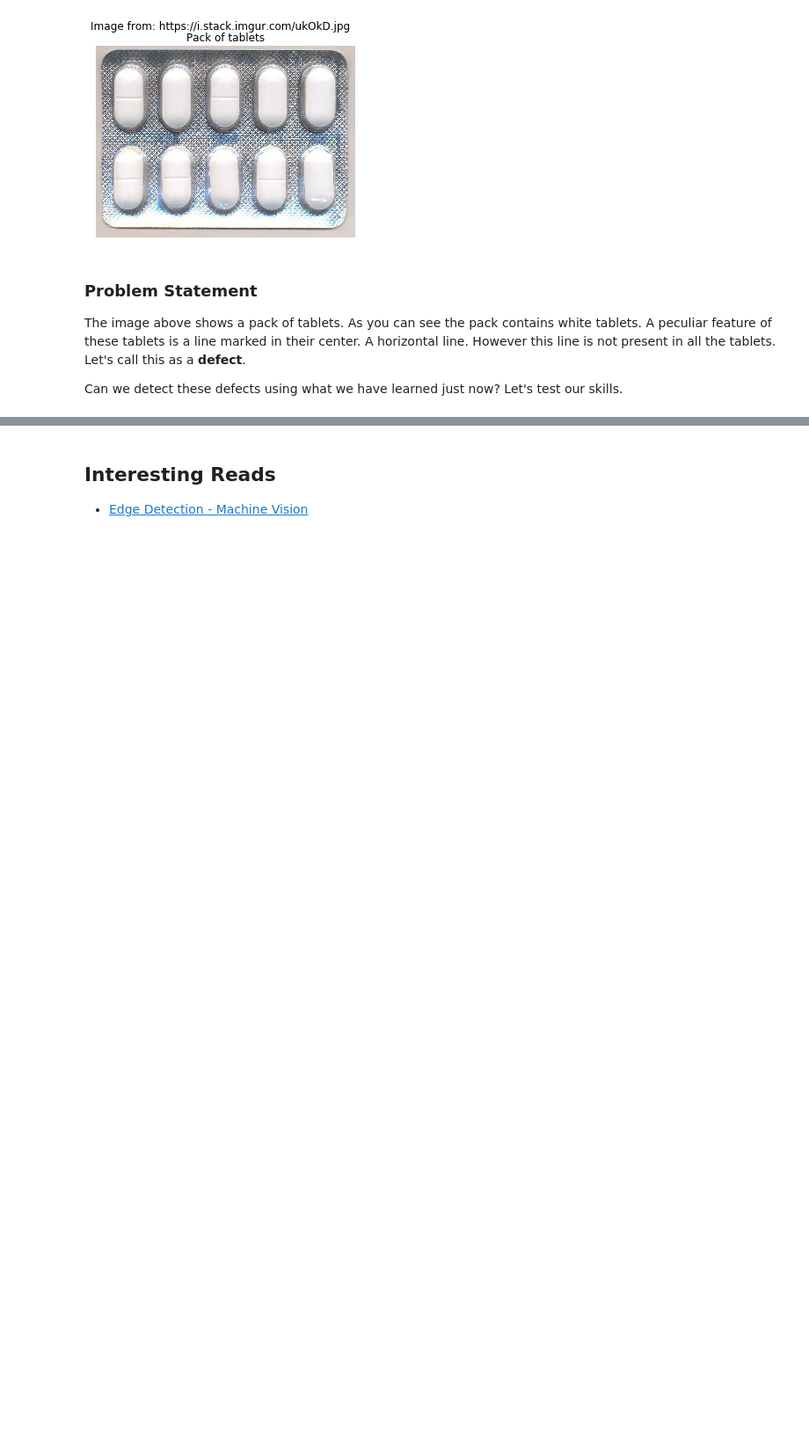
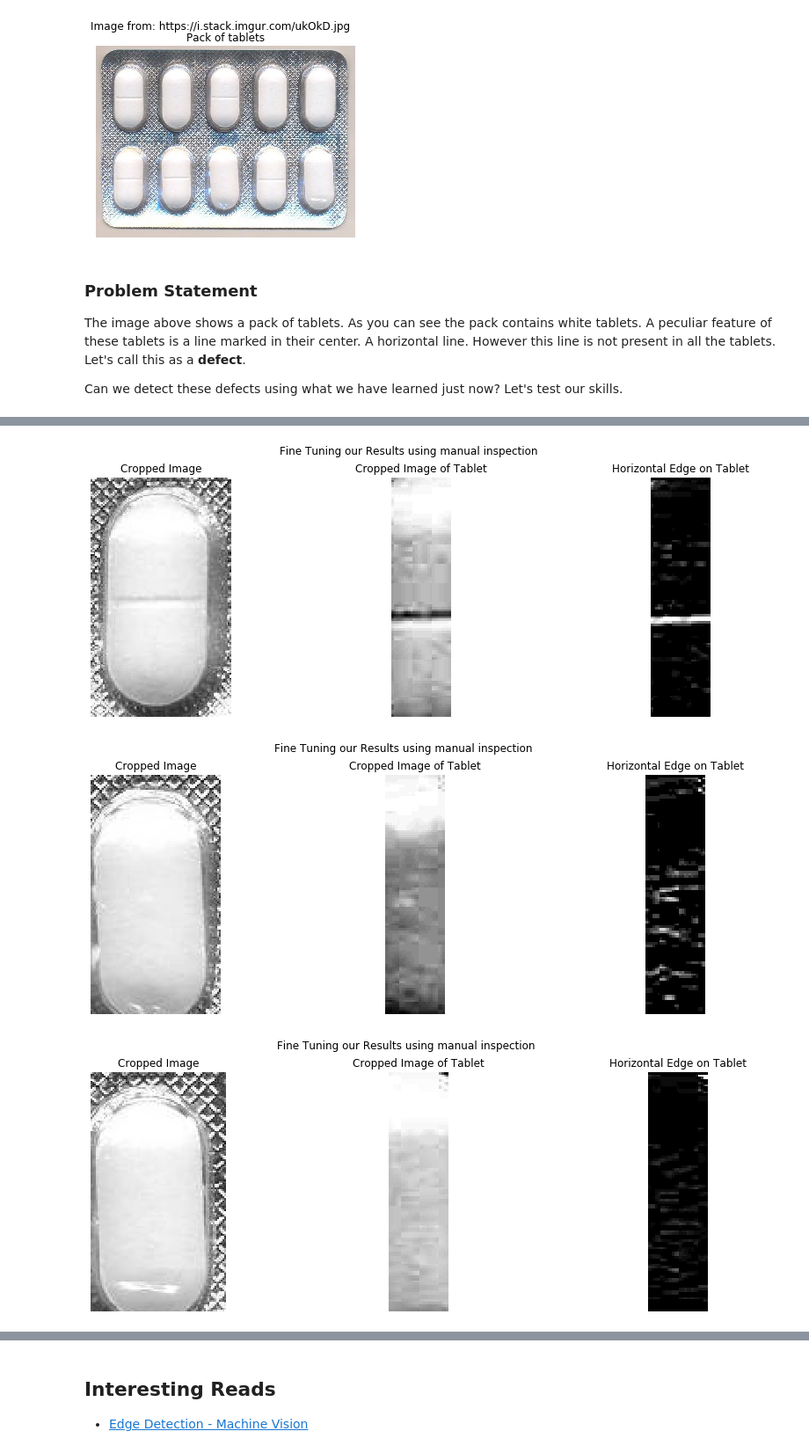
Before and after one commit to thisisashukla/computer-vision, a Jupyter notebook: 2_neighborhood-ops/02_edge_detection.ipynb, the cells around one changed output, grey strips where cells are left out. Shown at 88% size. Drawn from its saved outputs; the diff is of its cells as text; code cells hidden in the pictures; blank space fills up the shorter version.

```diff
--- a/2_neighborhood-ops/02_edge_detection.ipynb
+++ b/2_neighborhood-ops/02_edge_detection.ipynb
@@ -243,10 +221,0 @@ print('%tage of glass filled in 4th image {}'.format(100*(x4.shape[0]-np.argmax(
-# %%
-# Reading a sample image
-img = cv2.imread('C://Users//ankushukla//Documents//Work//CV Training//Images//edge.jpg')
-img = cv2.cvtColor(img, cv2.COLOR_BGR2GRAY)
-f, (ax1, ax2) = plt.subplots(1,2, figsize = (10,5))
-ax1.imshow(img, cmap='gray', vmin=0, vmax=255)
-ax1.set_title('Sudoku Image')
-ax2.plot(cv2.calcHist([img],[0],None,[256],[0,256]), color = 'blue')
-ax1.set_title('Sudoku Image Histogram')
-plt.show()
@@ -266,0 +258,31 @@ plt.imshow(canny, cmap='gray', vmin=0, vmax=255)
+# %%
+img_cropped = img_blr_th[30:-50, 25:-30]
+img_ = img.copy()
+# %%
+contours, _ = cv2.findContours(img_cropped, cv2.RETR_EXTERNAL, cv2.CHAIN_APPROX_SIMPLE)
+edge_averages = []
+for i, contour in enumerate(contours):
+    c_area = cv2.contourArea(contour)
+    if c_area > 2000:
+        contours_poly = cv2.approxPolyDP(contour, 3, True)
+        boundRect = cv2.boundingRect(contours_poly)
+        crop = img_bw[int(boundRect[1])+25:int(boundRect[1]+boundRect[3])+25,
+                           int(boundRect[0])+30:int(boundRect[0]+boundRect[2])+30]
+        crop_ = crop[20:120, 25:50]
+        mark = cv2.filter2D(crop_, -1, sobely)
+        mark_avg = np.mean(mark)
+        edge_averages.append(mark_avg)
+
+        utils.showImage([crop, crop_, mark], ['Cropped Image', 'Cropped Image of Tablet', 'Horizontal Edge on Tablet'],
+                        'Fine Tuning our Results using manual inspection')
+
+        if mark_avg > 10:
+            cv2.rectangle(img_, (int(boundRect[0])+30, int(boundRect[1])+30), \
+              (int(boundRect[0]+boundRect[2])+25, int(boundRect[1]+boundRect[3])+25), [0, 255, 0], 2)
+        else:
+            cv2.rectangle(img_, (int(boundRect[0])+30, int(boundRect[1])+30), \
+              (int(boundRect[0]+boundRect[2])+25, int(boundRect[1]+boundRect[3])+25), [255, 0, 0], 2)
+# %% [output]
+[figure, added]
+[figure, added]
+[figure, added]
```
Also changed, not shown: parts of 13 cells of this notebook.
